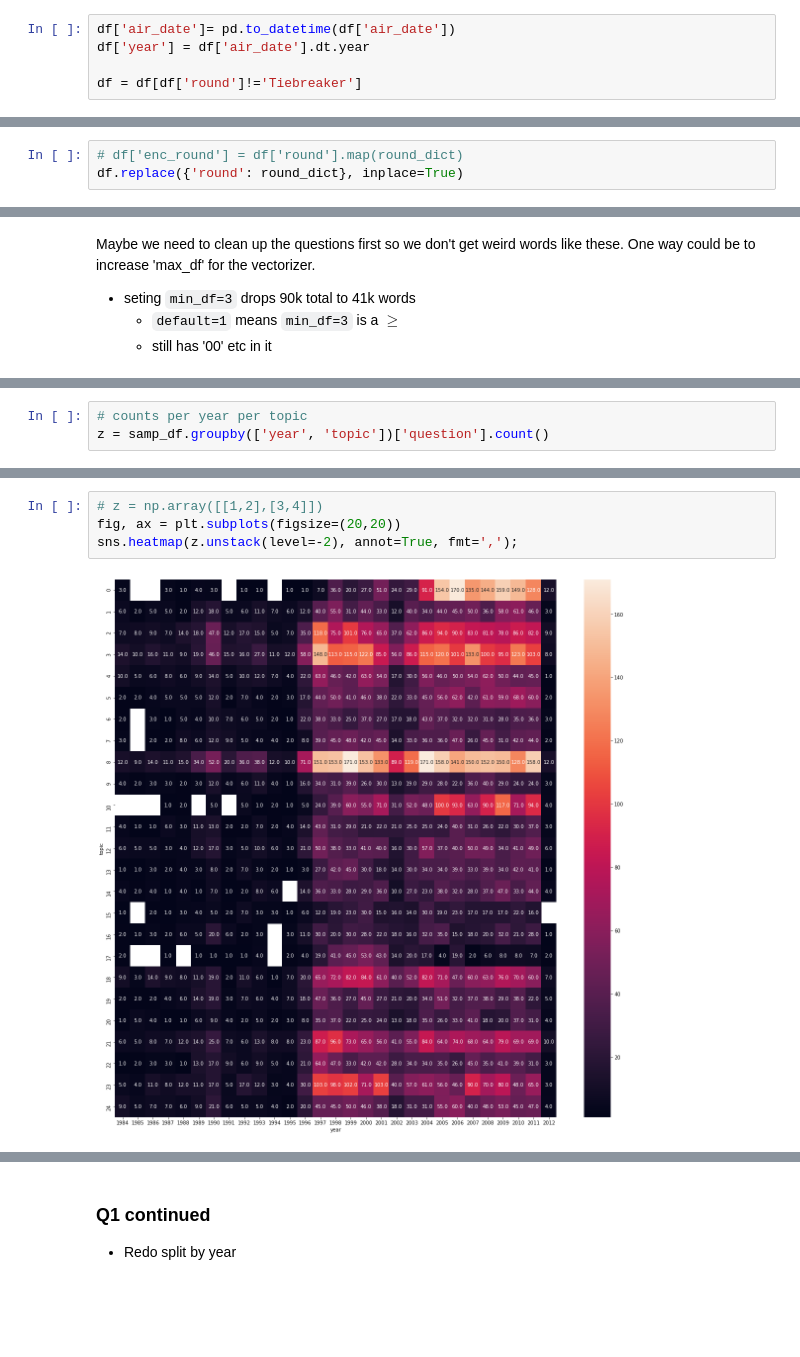
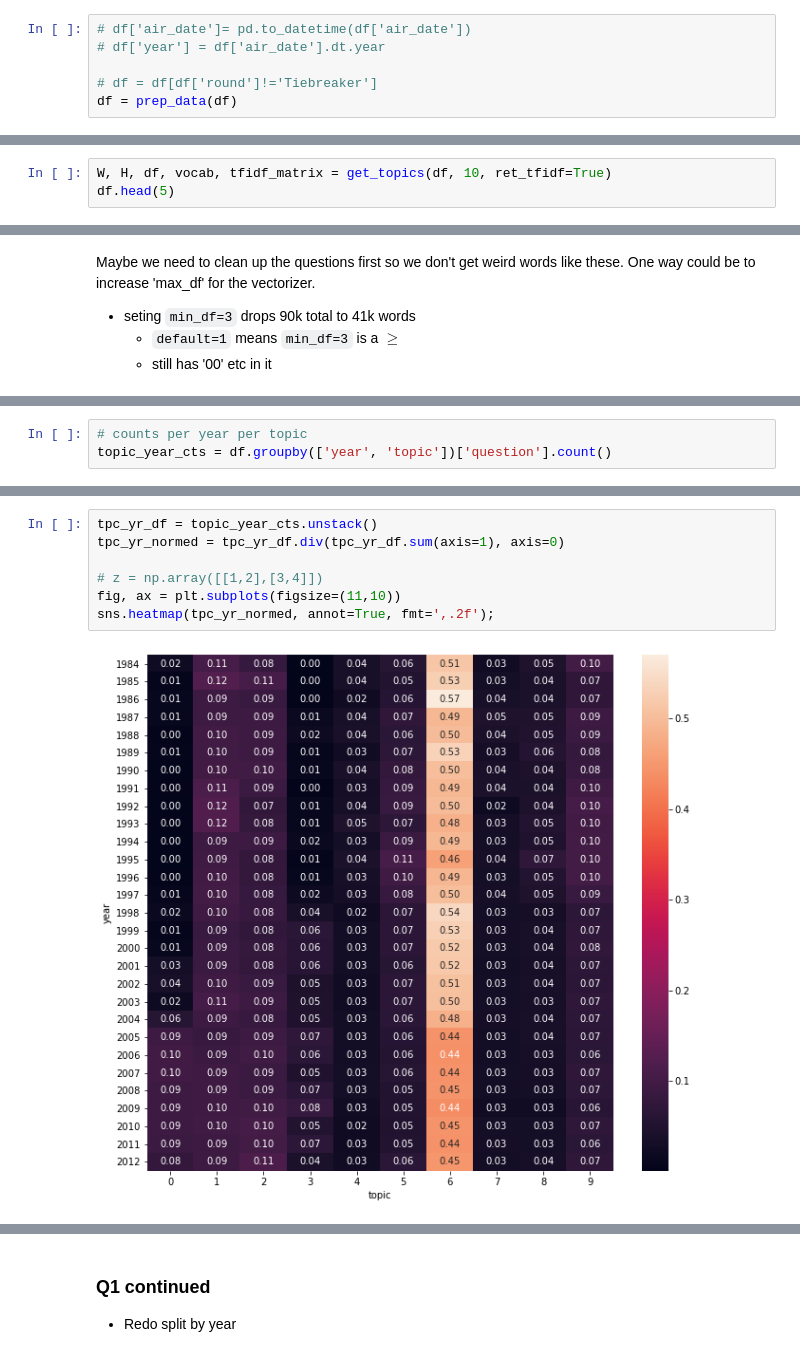
Before and after one commit to krisrjohnson/Jeopardy_topic_modeling, a Jupyter notebook: Topics over Time.ipynb, the cells around one changed output, grey strips where cells are left out. Drawn from its saved outputs; the diff is of its cells as text; blank space fills up the shorter version.

```diff
--- a/Topics over Time.ipynb
+++ b/Topics over Time.ipynb
@@ -70,7 +42,8 @@ Some cleanup/info
     - Jeopardy! round was 100-500 for years
     - 11/26/01 doubled all monetary values, so 200-1000 for Jeopardy! round
 # %%
-df['air_date']= pd.to_datetime(df['air_date'])
-df['year'] = df['air_date'].dt.year
+# df['air_date']= pd.to_datetime(df['air_date'])
+# df['year'] = df['air_date'].dt.year
 
-df = df[df['round']!='Tiebreaker']
+# df = df[df['round']!='Tiebreaker']
+df = prep_data(df)
@@ -84,3 +49,0 @@ round_dict
-# %%
-# df['enc_round'] = df['round'].map(round_dict)
-df.replace({'round': round_dict}, inplace=True)
@@ -148,0 +62,3 @@ type(tfidf_qs), tfidf_qs[0], tfidf_qs.shape  # questions by vocab length
+# %%
+W, H, df, vocab, tfidf_matrix = get_topics(df, 10, ret_tfidf=True)
+df.head(5)
@@ -267,3 +123,3 @@ samp_df.head(3)
 # %%
 # counts per year per topic
-z = samp_df.groupby(['year', 'topic'])['question'].count()
+topic_year_cts = df.groupby(['year', 'topic'])['question'].count()
@@ -335,6 +134,9 @@ sns.heatmap(z.unstack(), annot=True, fmt=',');
 # %%
+tpc_yr_df = topic_year_cts.unstack()
+tpc_yr_normed = tpc_yr_df.div(tpc_yr_df.sum(axis=1), axis=0)
+
 # z = np.array([[1,2],[3,4]])
-fig, ax = plt.subplots(figsize=(20,20))
-sns.heatmap(z.unstack(level=-2), annot=True, fmt=',');
+fig, ax = plt.subplots(figsize=(11,10))
+sns.heatmap(tpc_yr_normed, annot=True, fmt=',.2f');
 # %% [output]
-[figure, old version]
+[figure, new version]
```
Also changed, not shown: parts of 45 cells of this notebook, 1 other file.
